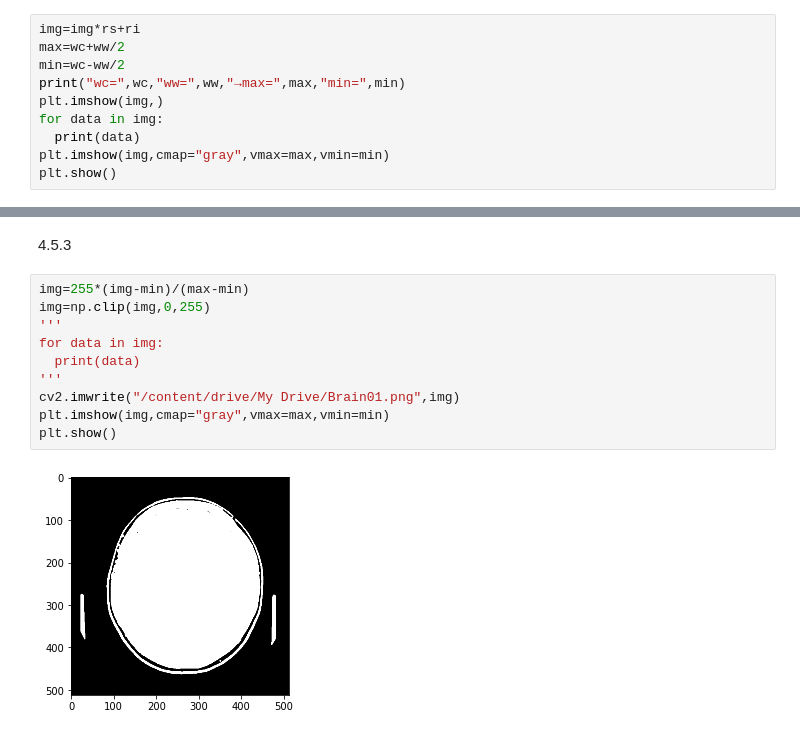
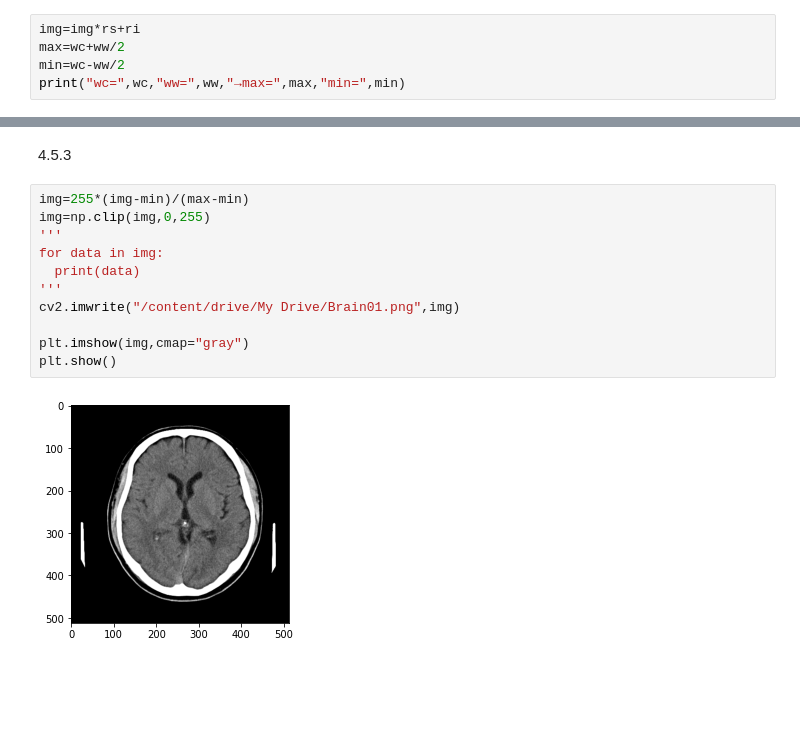
Before and after one commit to KuriharaYoshiki/python_medical_images, a Jupyter notebook: hallo_happy_world.ipynb, the cells around one changed output, grey strips where cells are left out. Cells and saved outputs as stored; diff of their text form; blank space fills up the shorter version.

```diff
--- a/hallo_happy_world.ipynb
+++ b/hallo_happy_world.ipynb
@@ -461,9 +462,4 @@ img=img*rs+ri
 max=wc+ww/2
 min=wc-ww/2
 print("wc=",wc,"ww=",ww,"→max=",max,"min=",min)
-plt.imshow(img,)
-for data in img:
-  print(data)
-plt.imshow(img,cmap="gray",vmax=max,vmin=min)
-plt.show()
 # %% [output]
@@ -490,12 +469,13 @@ plt.show()
 # %%
 img=255*(img-min)/(max-min)
 img=np.clip(img,0,255)
 '''
 for data in img:
   print(data)
 '''
 cv2.imwrite("/content/drive/My Drive/Brain01.png",img)
-plt.imshow(img,cmap="gray",vmax=max,vmin=min)
+
+plt.imshow(img,cmap="gray")
 plt.show()
 # %% [output]
-[figure, old version]
+[figure, new version]
```
Also changed, not shown: parts of 2 cells of this notebook.
